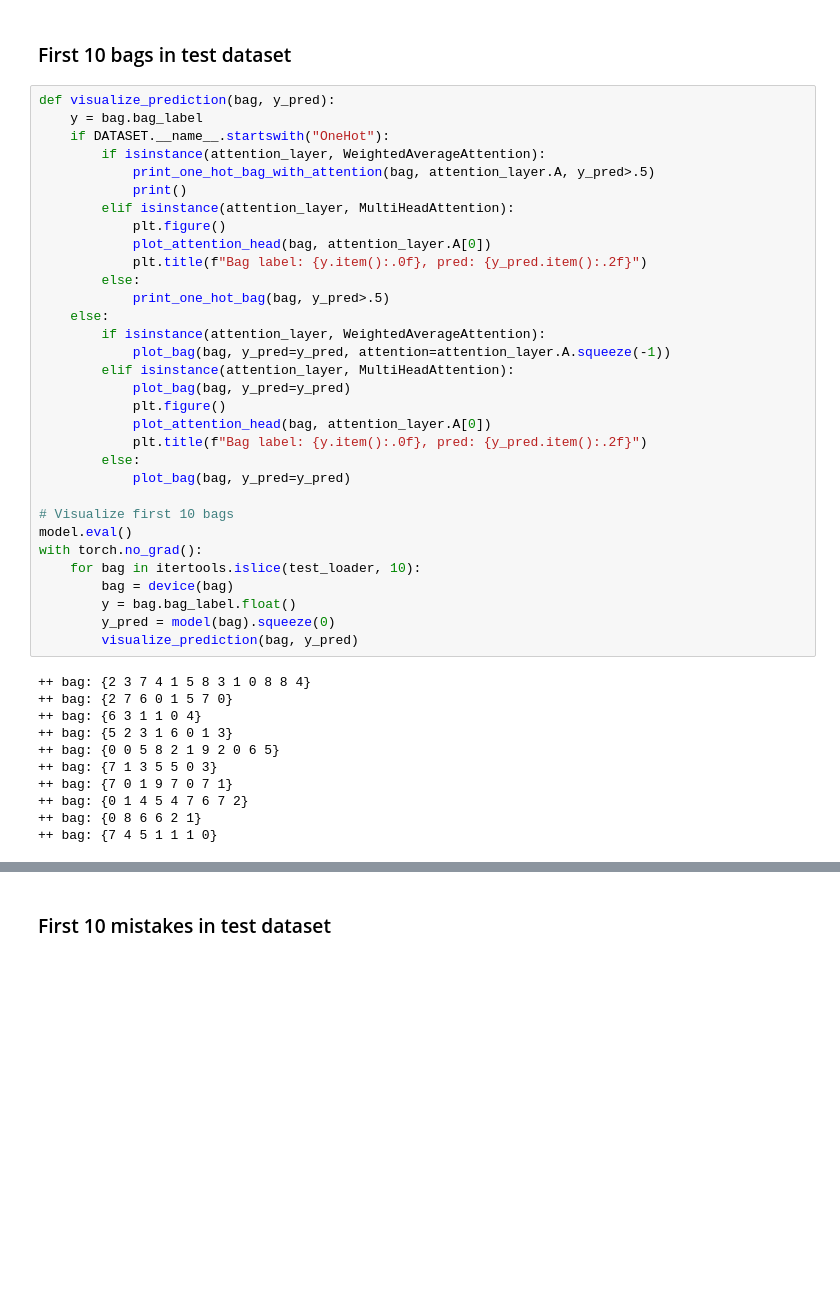
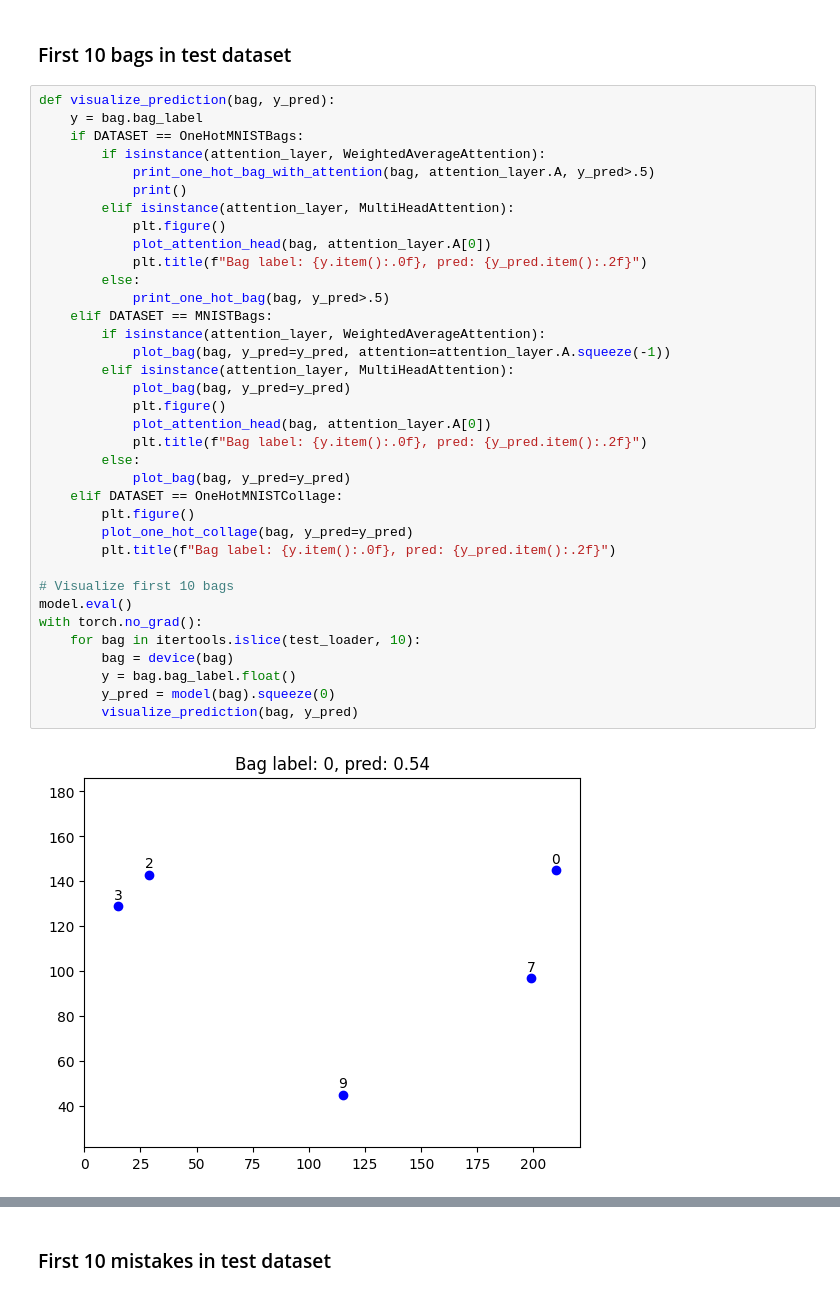
Before and after one commit to georg-wolflein/das-mil, a Jupyter notebook: train_mnist.ipynb, the cells around one changed output, grey strips where cells are left out. Cells and saved outputs as stored; diff of their text form; blank space fills up the shorter version.

```diff
--- a/train_mnist.ipynb
+++ b/train_mnist.ipynb
@@ -359,43 +379,38 @@ Test loss: 0.4458, test error: 0.2200
 # %%
 def visualize_prediction(bag, y_pred):
     y = bag.bag_label
-    if DATASET.__name__.startswith("OneHot"):
+    if DATASET == OneHotMNISTBags:
         if isinstance(attention_layer, WeightedAverageAttention):
             print_one_hot_bag_with_attention(bag, attention_layer.A, y_pred>.5)
             print()
         elif isinstance(attention_layer, MultiHeadAttention):
             plt.figure()
             plot_attention_head(bag, attention_layer.A[0])
             plt.title(f"Bag label: {y.item():.0f}, pred: {y_pred.item():.2f}")
         else:
             print_one_hot_bag(bag, y_pred>.5)
-    else:
+    elif DATASET == MNISTBags:
         if isinstance(attention_layer, WeightedAverageAttention):
             plot_bag(bag, y_pred=y_pred, attention=attention_layer.A.squeeze(-1))
         elif isinstance(attention_layer, MultiHeadAttention):
             plot_bag(bag, y_pred=y_pred)
             plt.figure()
             plot_attention_head(bag, attention_layer.A[0])
             plt.title(f"Bag label: {y.item():.0f}, pred: {y_pred.item():.2f}")
         else:
             plot_bag(bag, y_pred=y_pred)
+    elif DATASET == OneHotMNISTCollage:
+        plt.figure()
+        plot_one_hot_collage(bag, y_pred=y_pred)
+        plt.title(f"Bag label: {y.item():.0f}, pred: {y_pred.item():.2f}")
 
 # Visualize first 10 bags
 model.eval()
 with torch.no_grad():
     for bag in itertools.islice(test_loader, 10):
         bag = device(bag)
         y = bag.bag_label.float()
         y_pred = model(bag).squeeze(0)
         visualize_prediction(bag, y_pred)
 # %% [output]
-++ bag: {2 3 7 4 1 5 8 3 1 0 8 8 4}
-++ bag: {2 7 6 0 1 5 7 0}
-++ bag: {6 3 1 1 0 4}
-++ bag: {5 2 3 1 6 0 1 3}
-++ bag: {0 0 5 8 2 1 9 2 0 6 5}
-++ bag: {7 1 3 5 5 0 3}
-++ bag: {7 0 1 9 7 0 7 1}
-++ bag: {0 1 4 5 4 7 6 7 2}
-++ bag: {0 8 6 6 2 1}
-++ bag: {7 4 5 1 1 1 0}
+[figure, added]
```
Also changed, not shown: parts of 6 cells of this notebook, 1 other file.
